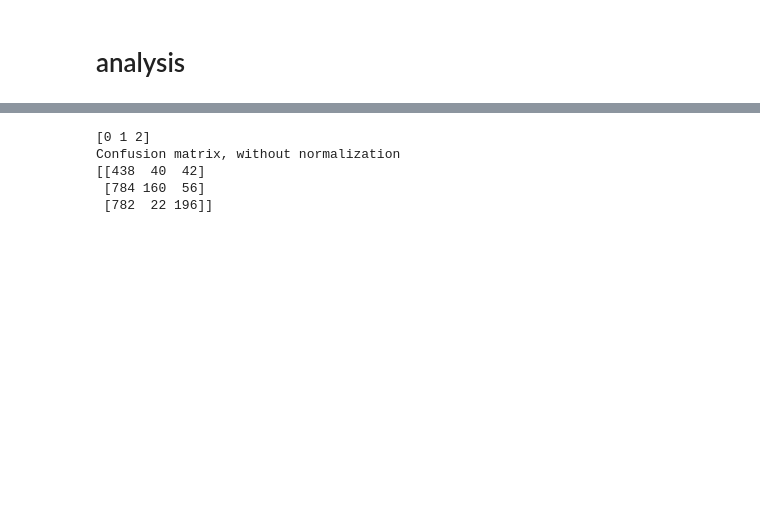
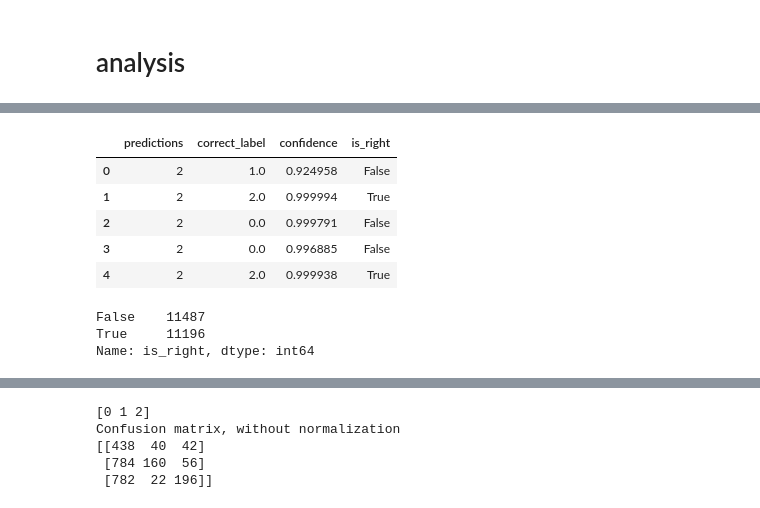
Before and after one commit to gdso-math/math-stack, a Jupyter notebook: notebooks/05_cv_clf_small.ipynb, the cells around one changed output, grey strips where cells are left out. Saved outputs shown, nothing was run; the diff lists cells and outputs as text; code cells hidden in the pictures; blank space fills up the shorter version.

```diff
--- a/notebooks/05_cv_clf_small.ipynb
+++ b/notebooks/05_cv_clf_small.ipynb
@@ -302,0 +279,20 @@ def display_top_losses(prediction_df, k: int = 10):
+# %%
+correct = []
+for i, row in test.iterrows():
+    correct.append(row.predictions == row.correct_label)
+
+test['is_right'] = np.asarray(correct)
+test.head()
+# %% [output]
+|  | predictions | correct_label | confidence | is_right |
+| 0 | 2 | 1.0 | 0.924958 | False |
+| 1 | 2 | 2.0 | 0.999994 | True |
+| 2 | 2 | 0.0 | 0.999791 | False |
+| 3 | 2 | 0.0 | 0.996885 | False |
+| 4 | 2 | 2.0 | 0.999938 | True |
+# %%
+test.is_right.value_counts()
+# %% [output]
+False    11487
+True     11196
+Name: is_right, dtype: int64
```
Also changed, not shown: parts of 17 cells of this notebook.
